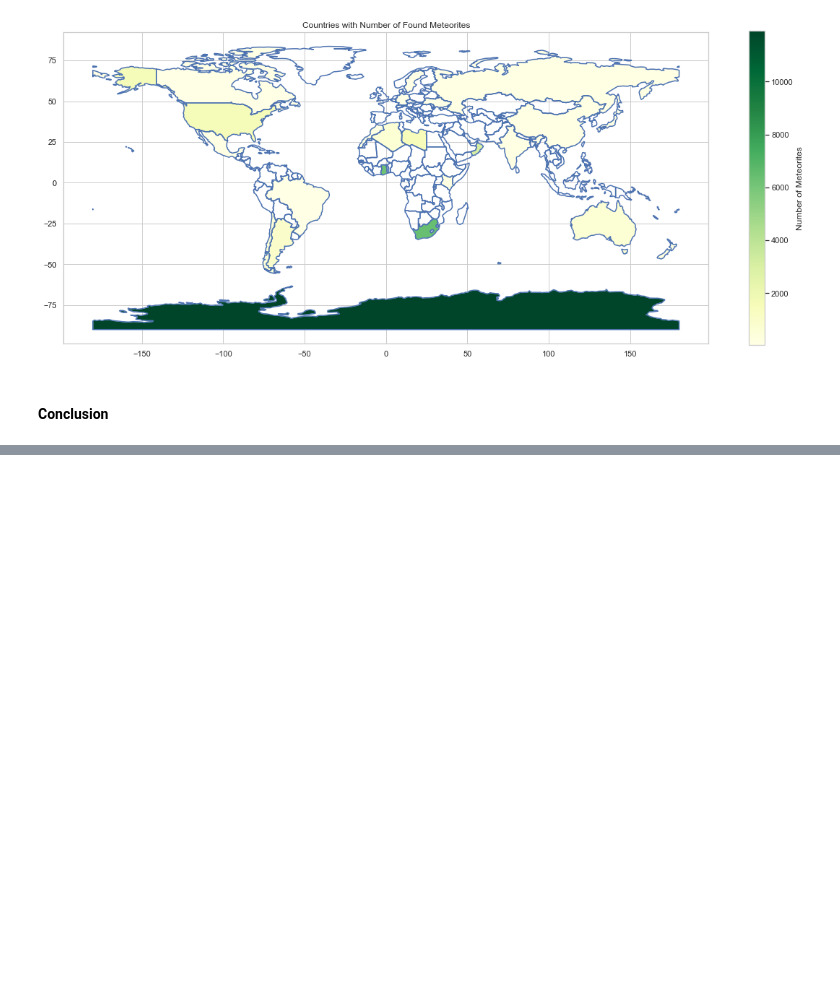
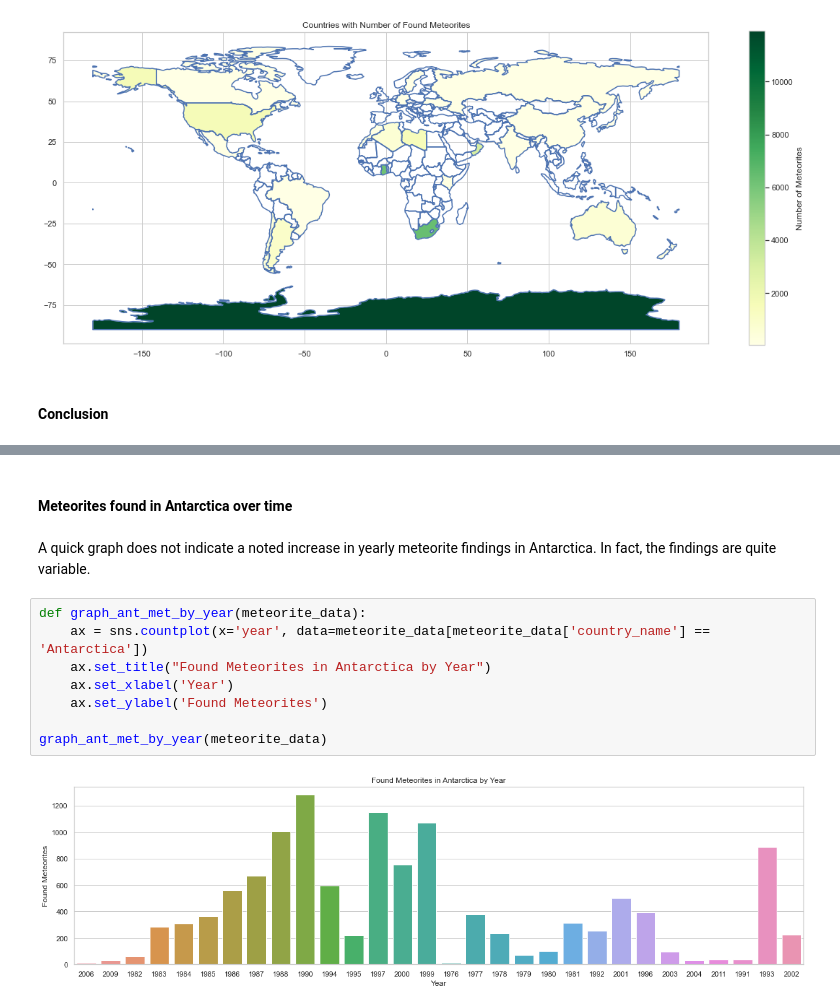
Before and after one commit to carl-schick-ds/meteorite-landings, a Jupyter notebook: meteorite-landings.ipynb, the cells around one changed output, grey strips where cells are left out. Cells and saved outputs as stored; diff of their text form; blank space fills up the shorter version.

```diff
--- a/meteorite-landings.ipynb
+++ b/meteorite-landings.ipynb
@@ -425,0 +422,14 @@ sns.countplot(x='year', data=meteorite_data[meteorite_data['country_name'] == 'A
+# %% [markdown]
+#### Meteorites found in Antarctica over time
+# %% [markdown]
+A quick graph does not indicate a noted increase in yearly meteorite findings in Antarctica.  In fact, the findings are quite variable.
+# %%
+def graph_ant_met_by_year(meteorite_data):
+    ax = sns.countplot(x='year', data=meteorite_data[meteorite_data['country_name'] == 'Antarctica'])
+    ax.set_title("Found Meteorites in Antarctica by Year")
+    ax.set_xlabel('Year')
+    ax.set_ylabel('Found Meteorites')
+
+graph_ant_met_by_year(meteorite_data)
+# %% [output]
+[figure, added]
```
Also changed, not shown: parts of 5 cells of this notebook.
